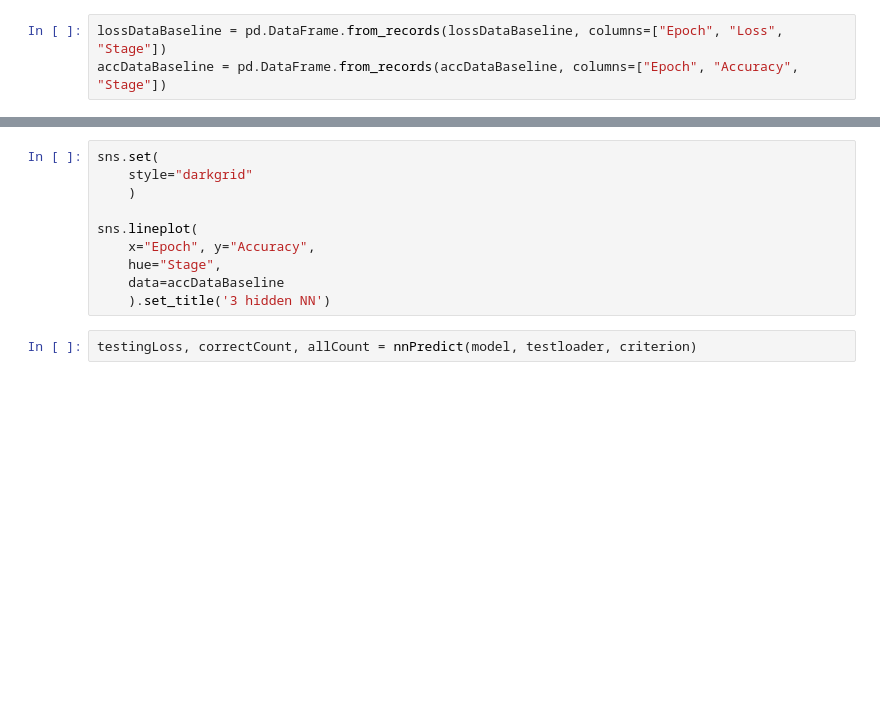
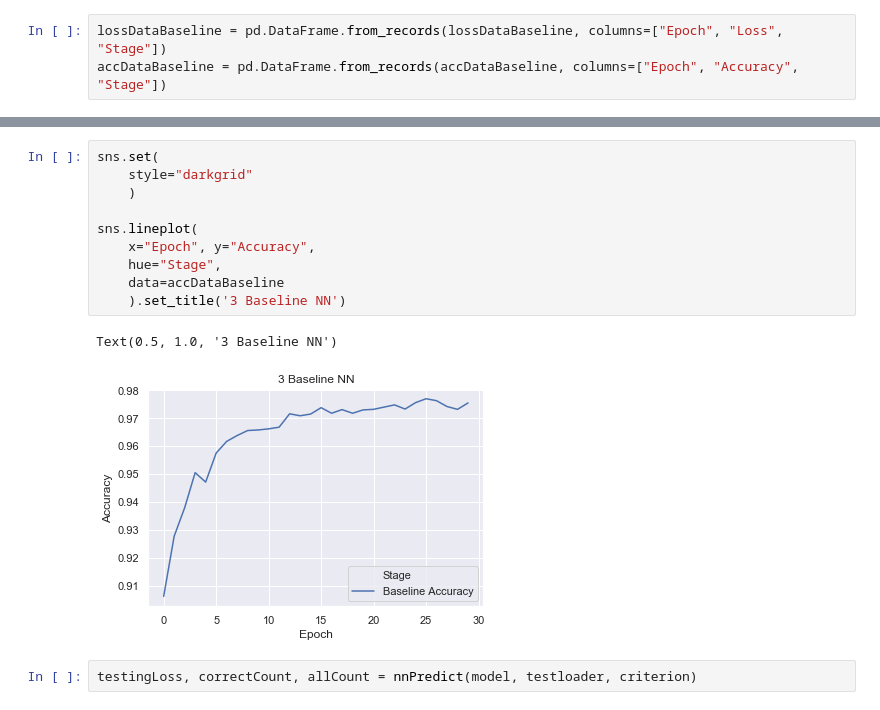
Before and after one commit to mkecera/1-supervised-learning, a Jupyter notebook: assignment1.ipynb, the cells around one changed output, grey strips where cells are left out. Saved outputs shown, nothing was run; the diff lists cells and outputs as text; blank space fills up the shorter version.

```diff
--- a/assignment1.ipynb
+++ b/assignment1.ipynb
@@ -161,13 +192,16 @@ sns.lineplot(
 # %%
 sns.set(
     style="darkgrid"
     )
 
 sns.lineplot(
     x="Epoch", y="Accuracy",
     hue="Stage",
     data=accDataBaseline
-    ).set_title('3 hidden NN')
+    ).set_title('3 Baseline NN')
+# %% [output]
+Text(0.5, 1.0, '3 Baseline NN')
+[figure, added]
 # %%
 testingLoss, correctCount, allCount = nnPredict(model, testloader, criterion)
 # %%
```
Also changed, not shown: parts of 95 cells of this notebook, 1 other file.
